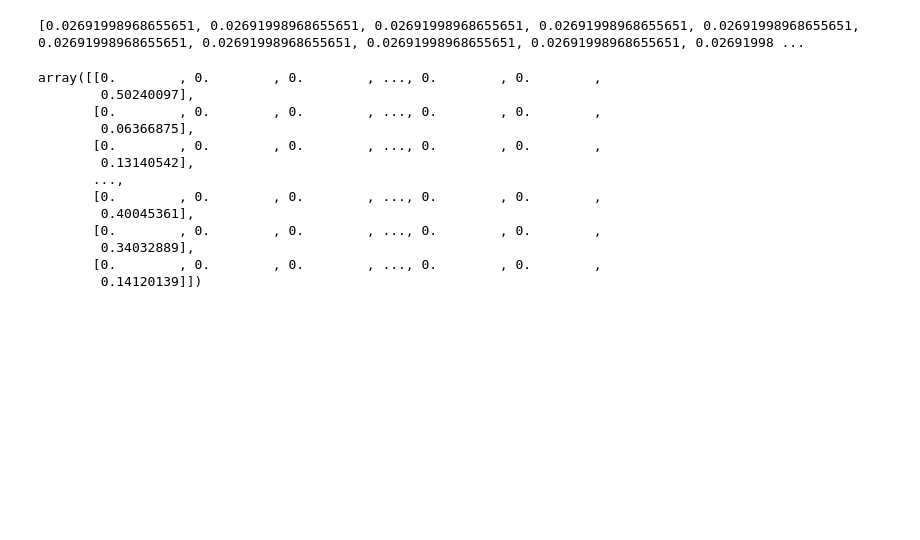
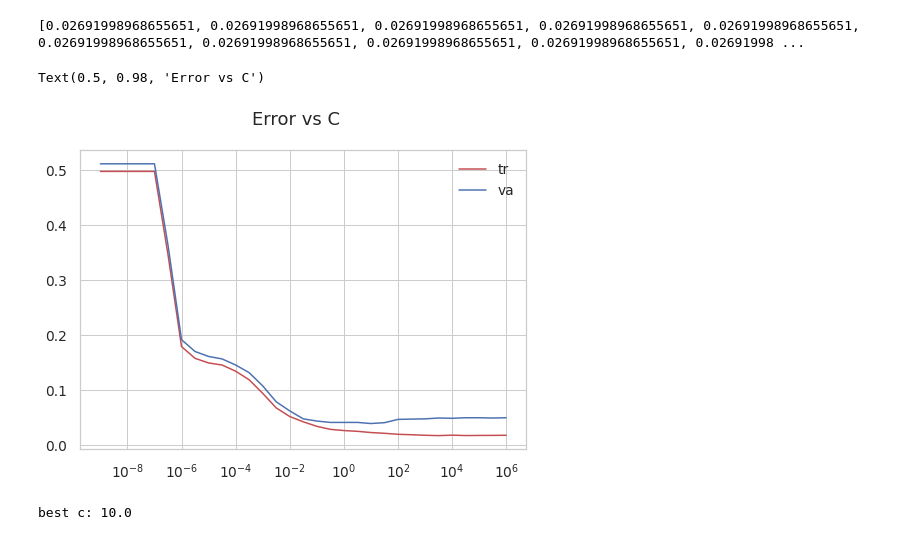
Before and after one commit to kenziesimpson/comp-135-proj-A, a Jupyter notebook: Problem 2.ipynb, the cells around one changed output. Drawn from its saved outputs; the diff is of its cells as text; code cells hidden in the pictures; blank space fills up the shorter version.

Commit message:
adjacency data function

```diff
--- a/Problem 2.ipynb
+++ b/Problem 2.ipynb
@@ -169,6 +169,8 @@ def factor_square_scale(x_NF, scale):
     return transformer.transform(x_squared_NF)
 # %%
 def add_middle_avg_data(x_NF):
+    N, F = x_NF.shape
+
     array = []
     for i in range(N):
         x_curr = np.copy(x_NF[i,:])
@@ -180,18 +182,17 @@ def add_middle_avg_data(x_NF):
     array = array[:,np.newaxis]
     return np.hstack((x_NF, array))
 # %%
-my_thresh_grid = np.arange(2) + 1
-
 thresh_err_tr = []
 thresh_err_va = []
 #('transform', sklearn.preprocessing.FunctionTransformer(func=factor_square_scale, kw_args={'scale':thresh})),
 #('projection', sklearn.random_projection.GaussianRandomProjection(n_components=thresh))
-    m
-for thresh in my_thresh_grid:
+#('polynomial', sklearn.preprocessing.PolynomialFeatures(thresh))
+
+for C in my_c_grid:
     pipeline = sklearn.pipeline.Pipeline([
-        ('polynomial', sklearn.preprocessing.PolynomialFeatures(thresh)),
+        ('average', sklearn.preprocessing.FunctionTransformer(func=add_middle_avg_data)),
         ('regression', sklearn.linear_model.LogisticRegression(
-            max_iter=my_max_iter, solver=my_solver, C=my_best_c, n_jobs=-1))
+            max_iter=my_max_iter, solver=my_solver, C=C, n_jobs=-1))
     ])
 
     pipeline.fit(x_tr_NF, y_tr_N)
@@ -202,24 +203,16 @@ for thresh in my_thresh_grid:
     thresh_err_tr.append(sklearn.metrics.zero_one_loss(y_tr_N, yhat_tr_N))
     thresh_err_va.append(sklearn.metrics.zero_one_loss(y_va_M, yhat_va_M))
 # %%
-plt.plot(my_thresh_grid, thresh_err_tr, 'r-', label='tr')
-plt.plot(my_thresh_grid, thresh_err_va, 'b-', label='va')
-#plt.xscale('log')
+plt.plot(my_c_grid, thresh_err_tr, 'r-', label='tr')
+plt.plot(my_c_grid, thresh_err_va, 'b-', label='va')
+plt.xscale('log')
 plt.legend(loc='upper right')
-plt.suptitle('Error vs Threshold')
+plt.suptitle('Error vs C')
+# %% [output]
+Text(0.5, 0.98, 'Error vs C')
+[figure, added]
-# %%
-add_middle_avg_data(x_tr_NF)
-# %% [output]
-array([[0.        , 0.        , 0.        , ..., 0.        , 0.        ,
-        0.50240097],
-       [0.        , 0.        , 0.        , ..., 0.        , 0.        ,
-        0.06366875],
-       [0.        , 0.        , 0.        , ..., 0.        , 0.        ,
-        0.13140542],
-       ...,
-       [0.        , 0.        , 0.        , ..., 0.        , 0.        ,
-        0.40045361],
-       [0.        , 0.        , 0.        , ..., 0.        , 0.        ,
-        0.34032889],
-       [0.        , 0.        , 0.        , ..., 0.        , 0.        ,
-        0.14120139]])
+# %%
+best_c_transform = my_c_grid[np.argmin(thresh_err_va)]
+print('best c:', best_c_transform)
+# %% [output]
+best c: 10.0
```
Also changed, not shown: parts of 2 cells of this notebook.
